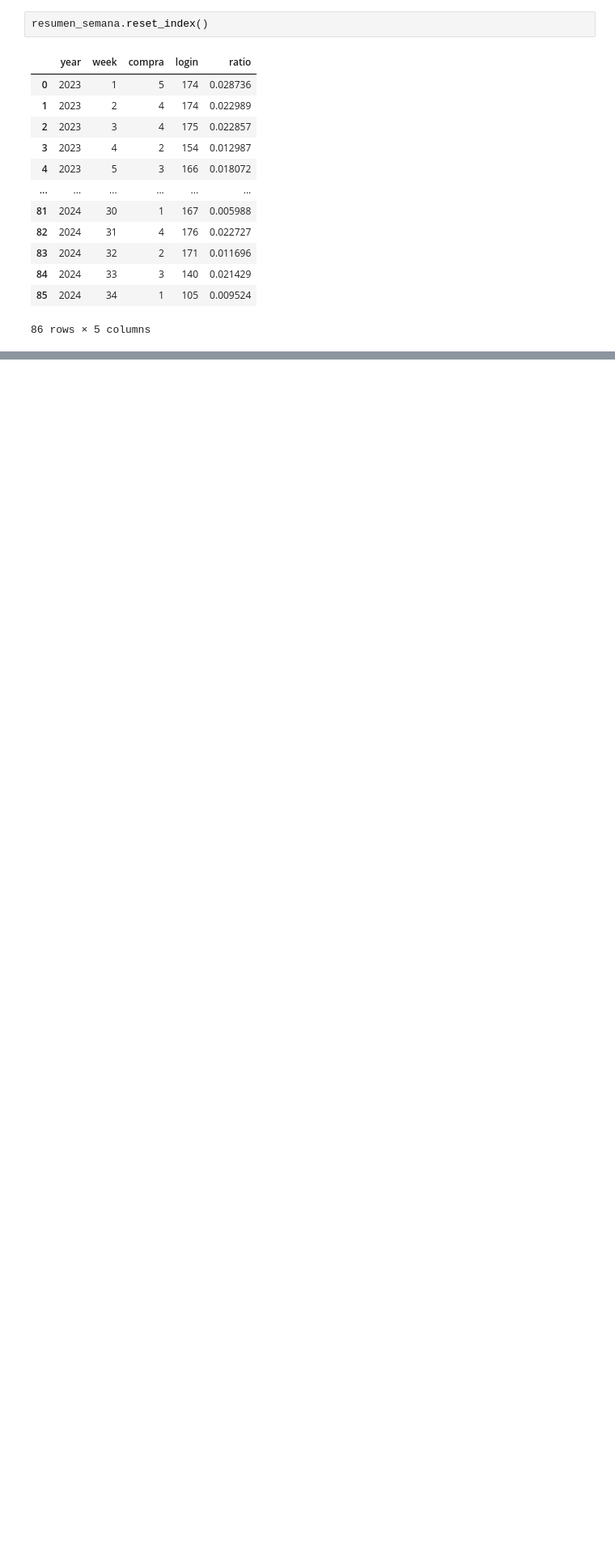
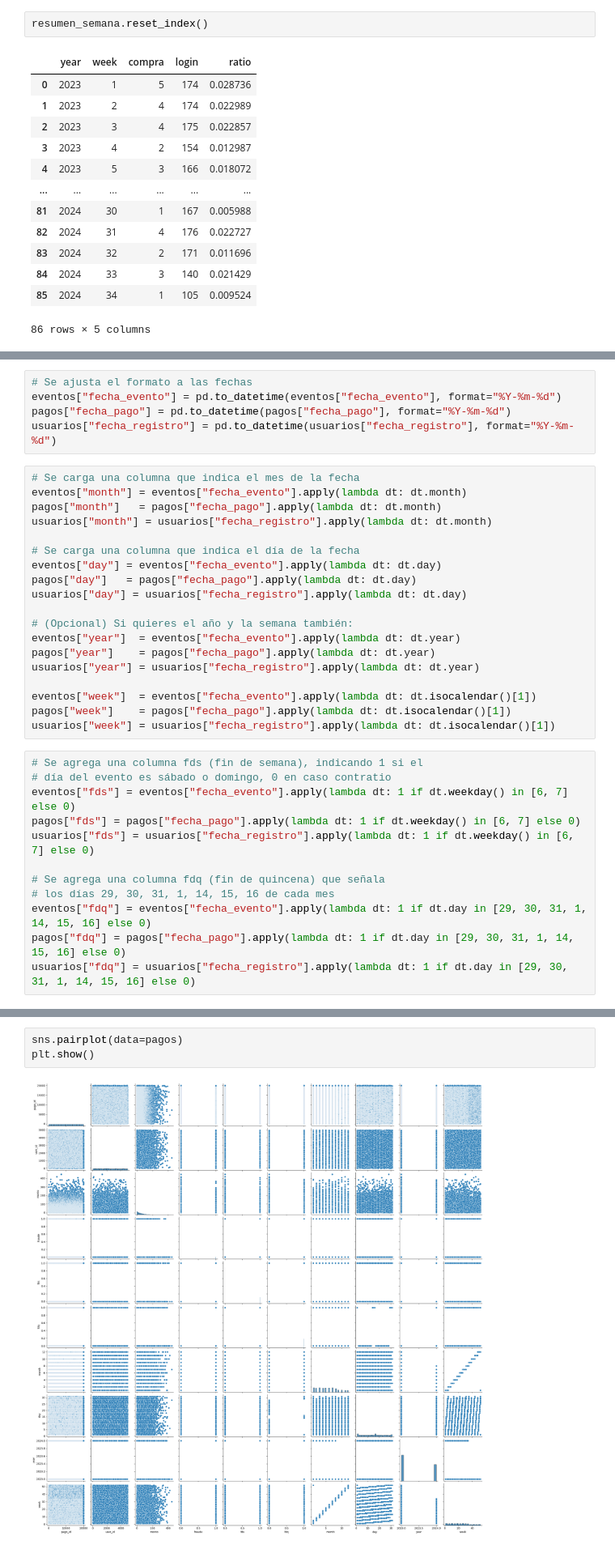
Before and after one commit to sagomeza1/pcun, a Jupyter notebook: nb.ipynb, the cells around one changed output, grey strips where cells are left out. Shown at 81% size. Cells and saved outputs as stored; diff of their text form; blank space fills up the shorter version.

```diff
--- a/nb.ipynb
+++ b/nb.ipynb
@@ -123,0 +166,36 @@ resumen_semana.reset_index()
+# %%
+# Se ajusta el formato a las fechas
+eventos["fecha_evento"] = pd.to_datetime(eventos["fecha_evento"], format="%Y-%m-%d")
+pagos["fecha_pago"] = pd.to_datetime(pagos["fecha_pago"], format="%Y-%m-%d")
+usuarios["fecha_registro"] = pd.to_datetime(usuarios["fecha_registro"], format="%Y-%m-%d")
+# %%
+# Se carga una columna que indica el mes de la fecha
+eventos["month"] = eventos["fecha_evento"].apply(lambda dt: dt.month)
+pagos["month"]   = pagos["fecha_pago"].apply(lambda dt: dt.month)
+usuarios["month"] = usuarios["fecha_registro"].apply(lambda dt: dt.month)
+
+# Se carga una columna que indica el día de la fecha
+eventos["day"] = eventos["fecha_evento"].apply(lambda dt: dt.day)
+pagos["day"]   = pagos["fecha_pago"].apply(lambda dt: dt.day)
+usuarios["day"] = usuarios["fecha_registro"].apply(lambda dt: dt.day)
+
+# (Opcional) Si quieres el año y la semana también:
+eventos["year"]  = eventos["fecha_evento"].apply(lambda dt: dt.year)
+pagos["year"]    = pagos["fecha_pago"].apply(lambda dt: dt.year)
+usuarios["year"] = usuarios["fecha_registro"].apply(lambda dt: dt.year)
+
+eventos["week"]  = eventos["fecha_evento"].apply(lambda dt: dt.isocalendar()[1])
+pagos["week"]    = pagos["fecha_pago"].apply(lambda dt: dt.isocalendar()[1])
+usuarios["week"] = usuarios["fecha_registro"].apply(lambda dt: dt.isocalendar()[1])
+# %%
+# Se agrega una columna fds (fin de semana), indicando 1 si el
+# día del evento es sábado o domingo, 0 en caso contratio
+eventos["fds"] = eventos["fecha_evento"].apply(lambda dt: 1 if dt.weekday() in [6, 7] else 0)
+pagos["fds"] = pagos["fecha_pago"].apply(lambda dt: 1 if dt.weekday() in [6, 7] else 0)
+usuarios["fds"] = usuarios["fecha_registro"].apply(lambda dt: 1 if dt.weekday() in [6, 7] else 0)
+
+# Se agrega una columna fdq (fin de quincena) que señala
+# los días 29, 30, 31, 1, 14, 15, 16 de cada mes
+eventos["fdq"] = eventos["fecha_evento"].apply(lambda dt: 1 if dt.day in [29, 30, 31, 1, 14, 15, 16] else 0)
+pagos["fdq"] = pagos["fecha_pago"].apply(lambda dt: 1 if dt.day in [29, 30, 31, 1, 14, 15, 16] else 0)
+usuarios["fdq"] = usuarios["fecha_registro"].apply(lambda dt: 1 if dt.day in [29, 30, 31, 1, 14, 15, 16] else 0)
@@ -123,0 +222,5 @@ resumen_semana.reset_index()
+# %%
+sns.pairplot(data=pagos)
+plt.show()
+# %% [output]
+[figure, added]
```
Also changed, not shown: parts of 36 cells of this notebook.
